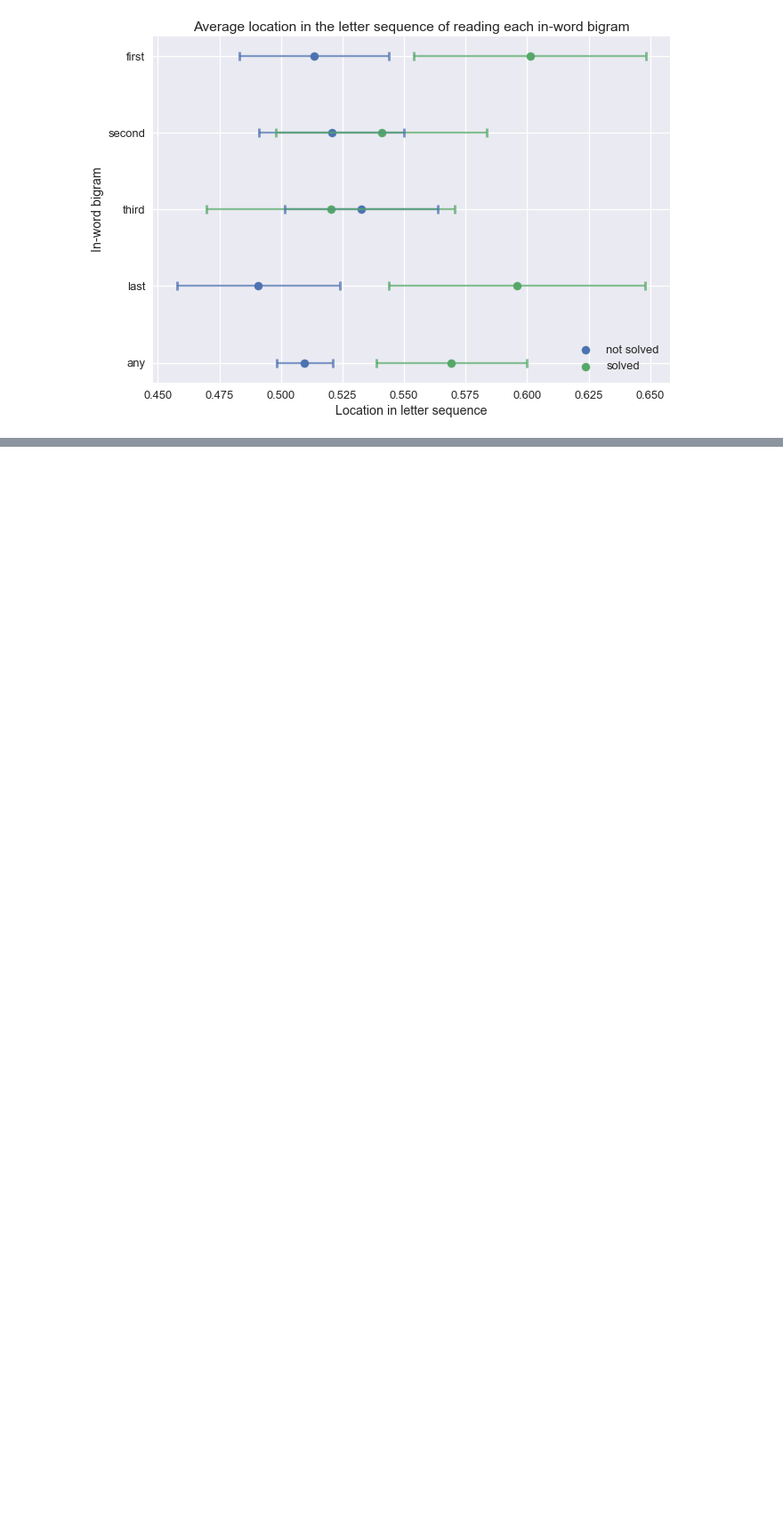
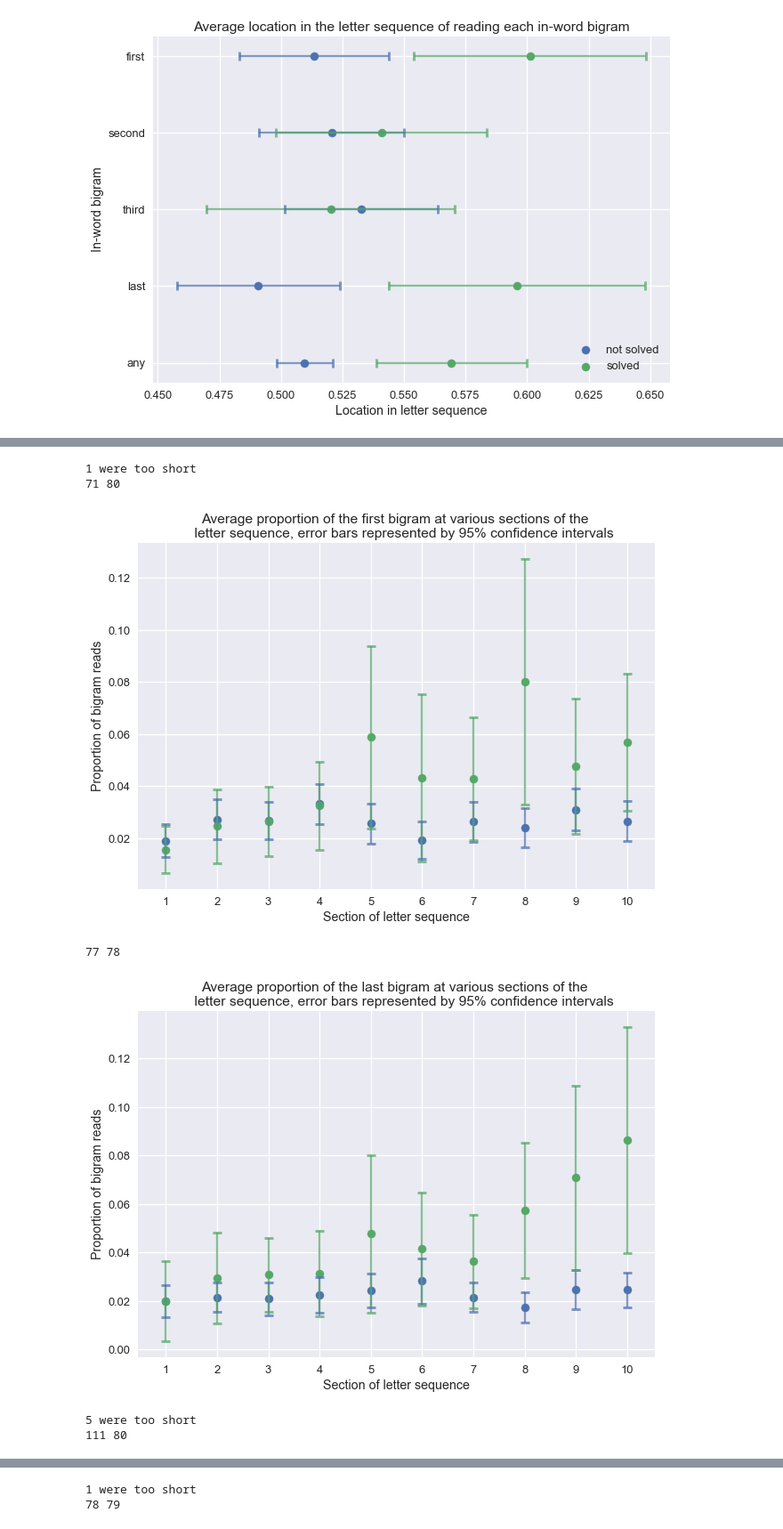
Before and after one commit to jessebmurray/eyetracking, a Jupyter notebook: letter_seq_work.ipynb, the cells around one changed output, grey strips where cells are left out. Shown at 89% size. Drawn from its saved outputs; the diff is of its cells as text; code cells hidden in the pictures; blank space fills up the shorter version.

```diff
--- a/letter_seq_work.ipynb
+++ b/letter_seq_work.ipynb
@@ -211,0 +325,11 @@ plt.show()
+# %%
+for i in range(len(ones_list)):
+    ones_across_sequence(ones_list[i], 10, across_titles[i])
+# %% [output]
+1 were too short
+71 80
+[figure, added]
+77 78
+[figure, added]
+5 were too short
+111 80
@@ -211,0 +337,2 @@ plt.show()
+1 were too short
+78 79
```
Also changed, not shown: parts of 24 cells of this notebook.
